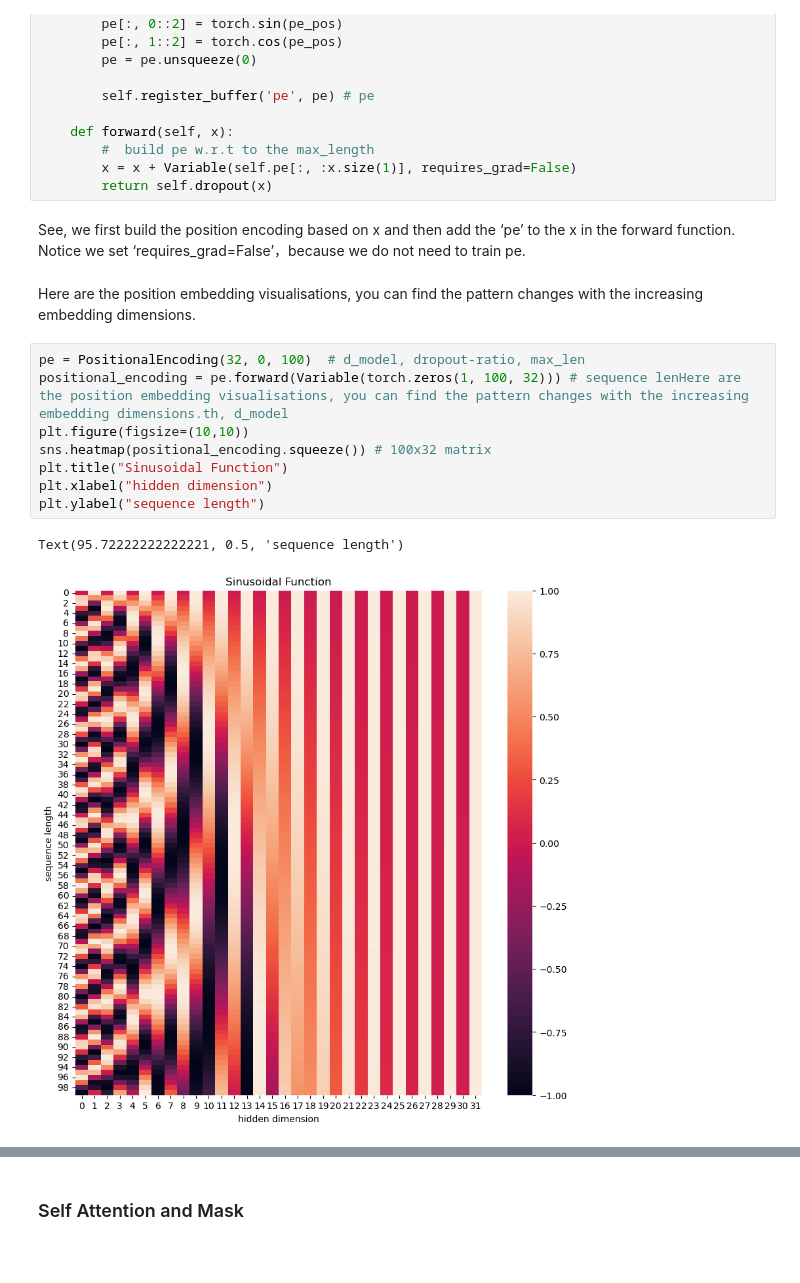
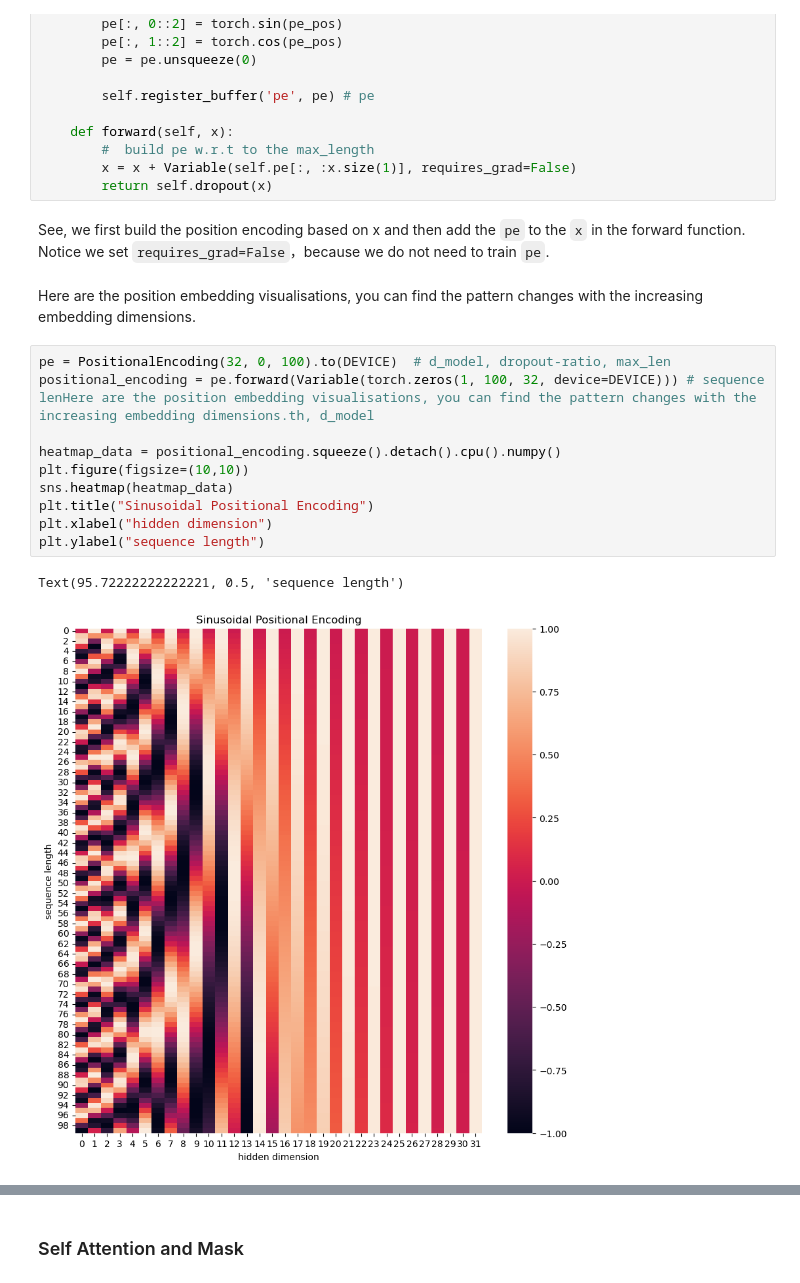
Before and after one commit to jona1115/trans2_encn, a Jupyter notebook: trans2_homework.ipynb, the cells around one changed output, grey strips where cells are left out. Saved outputs shown, nothing was run; the diff lists cells and outputs as text; blank space fills up the shorter version.

```diff
--- a/trans2_homework.ipynb
+++ b/trans2_homework.ipynb
@@ -345,19 +331,21 @@ class PositionalEncoding(nn.Module):
         x = x + Variable(self.pe[:, :x.size(1)], requires_grad=False)
         return self.dropout(x)
 # %% [markdown]
-See, we first build the position encoding based on x and then add the ‘pe’ to the x in the forward function. Notice we set ‘requires_grad=False’，because we do not need to train pe.
+See, we first build the position encoding based on x and then add the `pe` to the `x` in the forward function. Notice we set `requires_grad=False`，because we do not need to train `pe`.
 # %% [markdown]
 Here are the position embedding visualisations, you can find the pattern changes with the increasing embedding dimensions.
 # %%
-pe = PositionalEncoding(32, 0, 100)  # d_model, dropout-ratio, max_len
-positional_encoding = pe.forward(Variable(torch.zeros(1, 100, 32))) # sequence lenHere are the position embedding visualisations, you can find the pattern changes with the increasing embedding dimensions.th, d_model
+pe = PositionalEncoding(32, 0, 100).to(DEVICE)  # d_model, dropout-ratio, max_len
+positional_encoding = pe.forward(Variable(torch.zeros(1, 100, 32, device=DEVICE))) # sequence lenHere are the position embedding visualisations, you can find the pattern changes with the increasing embedding dimensions.th, d_model
+
+heatmap_data = positional_encoding.squeeze().detach().cpu().numpy()
 plt.figure(figsize=(10,10))
-sns.heatmap(positional_encoding.squeeze()) # 100x32 matrix
-plt.title("Sinusoidal Function")
+sns.heatmap(heatmap_data)
+plt.title("Sinusoidal Positional Encoding")
 plt.xlabel("hidden dimension")
 plt.ylabel("sequence length")
 # %% [output]
 Text(95.72222222222221, 0.5, 'sequence length')
-[figure, old version]
+[figure, new version]
 # %%
 plt.figure(figsize=(15, 5))
```
Also changed, not shown: parts of 9 cells of this notebook.
